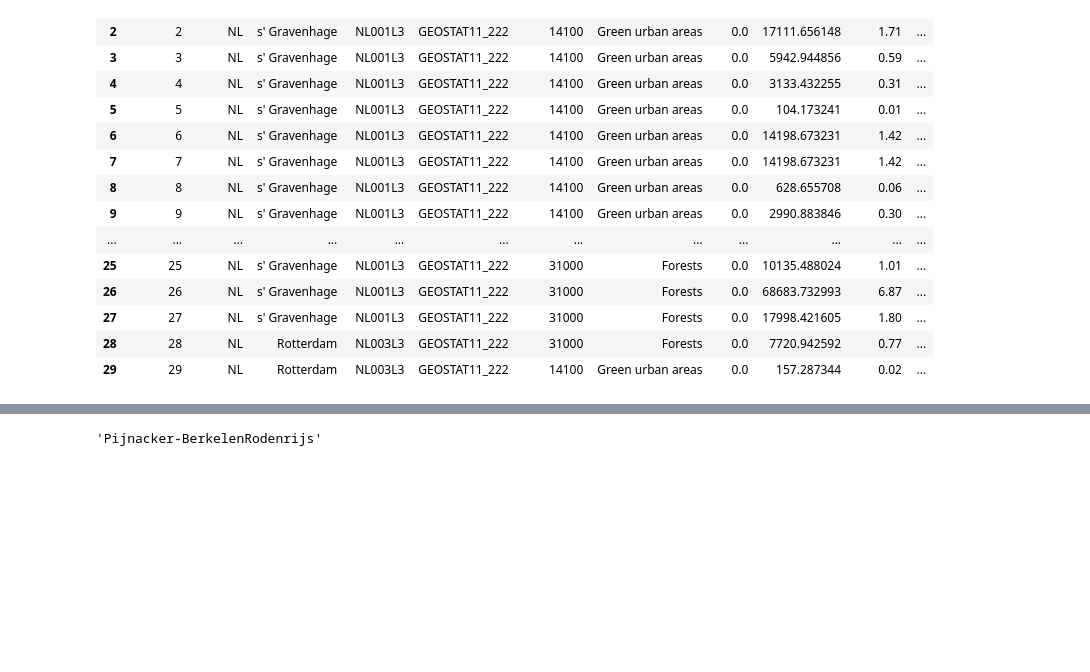
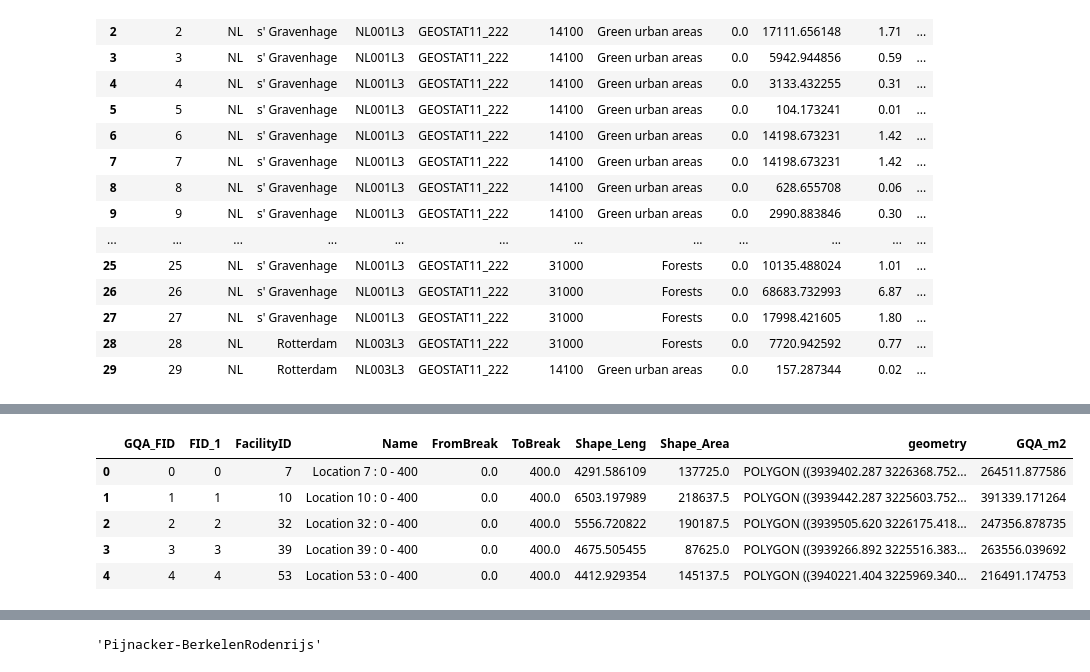
Before and after one commit to ubachr/GQA, a Jupyter notebook: dev/04_Computing_Pop_asDGREGIO.ipynb, the cells around one changed output, grey strips where cells are left out. Cells and saved outputs as stored; diff of their text form; code cells hidden in the pictures; blank space fills up the shorter version.

```diff
--- a/dev/04_Computing_Pop_asDGREGIO.ipynb
+++ b/dev/04_Computing_Pop_asDGREGIO.ipynb
@@ -46,8 +46,8 @@ def write_log(log_path, log_entry):
         # Write the log entry
         log_writer.writerow(log_entry)
 
-def create_log_entry(val1, val2, val3, val4, val5, val6, val7, val8, val9, val10, val11, val12, val13, val14, val15, val16, val17, val18, val19, val20):
-    return [val1, val2, val3, val4, val5, val6, val7, val8, val9, val10, val11, val12, val13, val14, val15, val16, val17, val18, val19, val20]
+def create_log_entry(val1, val2, val3, val4, val5, val6, val7, val8, val9, val10, val11, val12, val13, val14, val15, val16, val17, val18):
+    return [val1, val2, val3, val4, val5, val6, val7, val8, val9, val10, val11, val12, val13, val14, val15, val16, val17, val18]
 # %%
 # Path to data folders
 indata_f = r'P:\Environment and Health\Noise\ServiceContract\2024_ServiceContract\QuietAreas'
@@ -113,7 +134,7 @@ SA_ls
 # %%
 if os.path.exists(csv_path):
     outtbl = pd.read_csv(csv_path)
-    cities_ls = outtbl.uc_code.to_list()
+    #cities_ls = outtbl.uc_code.to_list()
 else:
     cities_ls = []
 
@@ -121,7 +142,7 @@ else:
 #SA_ls.reverse()
 
 # Print the list of shapefiles
-for sa_name in SA_ls:
+for sa_name in SA_ls[:1]:
     #uc_code = os.path.basename(sa_name)[:-8]
     uc_code = sa_name
     uc_name = codes.query(f'HDENS_CLST=="{uc_code}"').HDENS_NAME.values[0].strip().replace(" ", "").replace("/", "-")
@@ -173,8 +194,8 @@ for sa_name in SA_ls:
                         columns= ['code_2018','Pop2018','geometry'], engine='pyogrio',
                         use_arrow=True, bbox= tuple(urban_center.total_bounds))
         else:
-            ua_path1 = codes.query(f'HDENS_CLST=="{uc_city_code}"').UA2018.values[0].strip()
-            ua_path2 = codes.query(f'HDENS_CLST=="{uc_city_code}"').UA2018.values[1].strip()
+            ua_path1 = codes.query(f'HDENS_CLST=="{uc_code}"').UA2018.values[0].strip()
+            ua_path2 = codes.query(f'HDENS_CLST=="{uc_code}"').UA2018.values[1].strip()
             file_path1 = os.path.join(ua_data_f, f'{ua_path1}\Data\{ua_path1}.gpkg')
             file_path2 = os.path.join(ua_data_f, f'{ua_path2}\Data\{ua_path2}.gpkg')
             # Read the GeoPackage file
@@ -460,0 +640,9 @@ for sa_name in SA_ls:
+# %%
+GQA.head()
+# %% [output]
+|  | GQA_FID | FID_1 | FacilityID | Name | FromBreak | ToBreak | Shape_Leng | Shape_Area | geometry | GQA_m2 |
+| 0 | 0 | 0 | 7 | Location 7 : 0 - 400 | 0.0 | 400.0 | 4291.586109 | 137725.0 | POLYGON ((3939402.287 3226368.752... | 264511.877586 |
+| 1 | 1 | 1 | 10 | Location 10 : 0 - 400 | 0.0 | 400.0 | 6503.197989 | 218637.5 | POLYGON ((3939442.287 3225603.752... | 391339.171264 |
+| 2 | 2 | 2 | 32 | Location 32 : 0 - 400 | 0.0 | 400.0 | 5556.720822 | 190187.5 | POLYGON ((3939505.620 3226175.418... | 247356.878735 |
+| 3 | 3 | 3 | 39 | Location 39 : 0 - 400 | 0.0 | 400.0 | 4675.505455 | 87625.0 | POLYGON ((3939266.892 3225516.383... | 263556.039692 |
+| 4 | 4 | 4 | 53 | Location 53 : 0 - 400 | 0.0 | 400.0 | 4412.929354 | 145137.5 | POLYGON ((3940221.404 3225969.340... | 216491.174753 |
```
Also changed, not shown: parts of 7 cells of this notebook.
